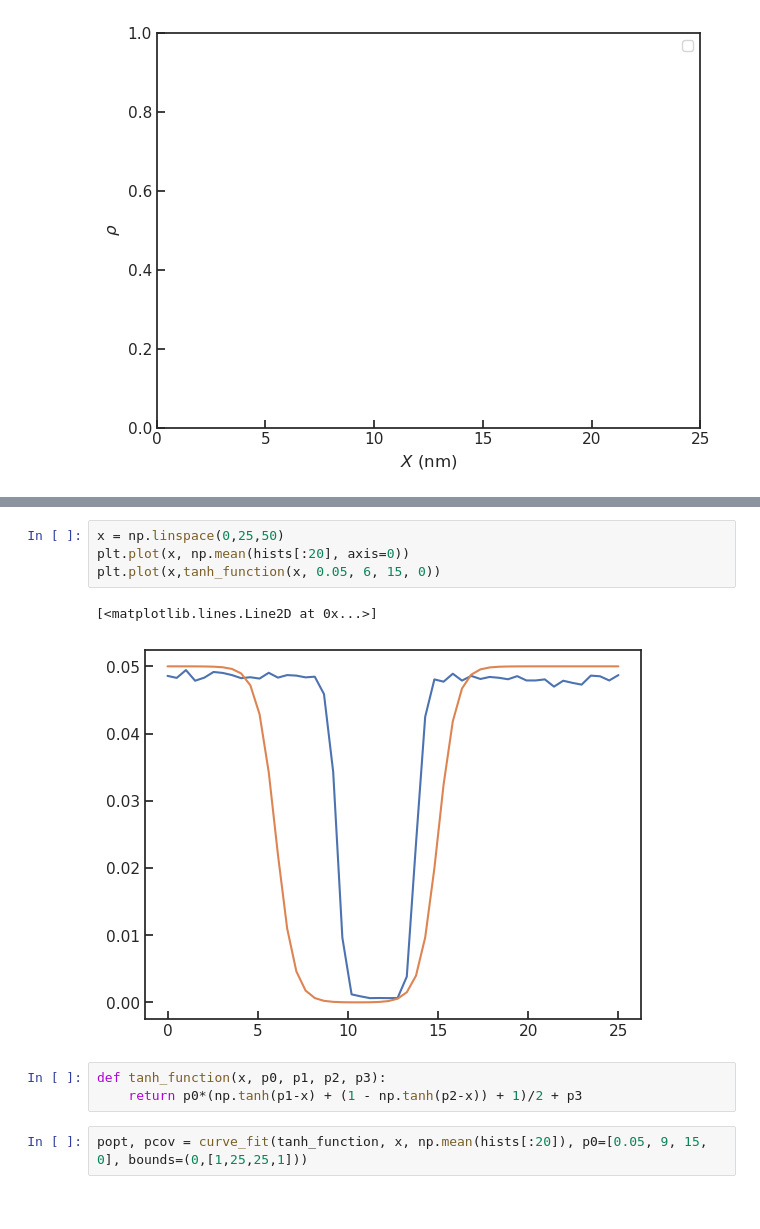
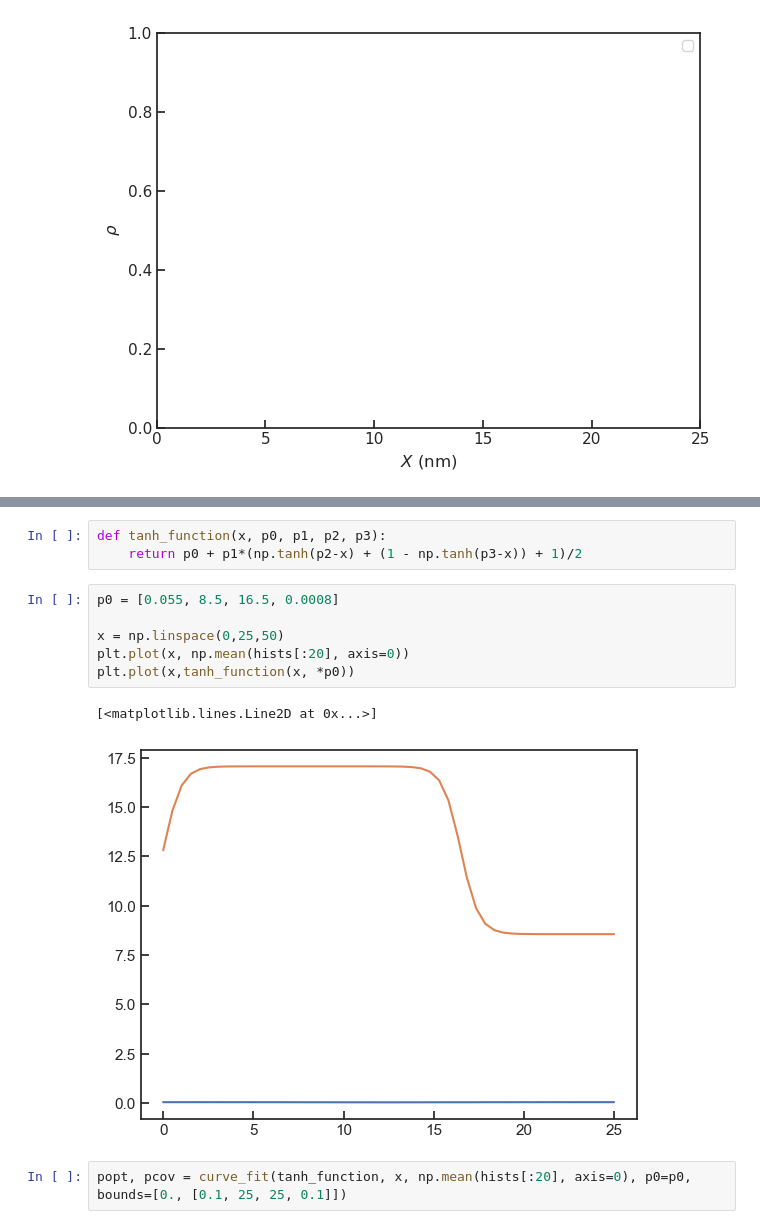
Before and after one commit to BioKT/lj-openmm, a Jupyter notebook: analysis_slab.ipynb, the cells around one changed output, grey strips where cells are left out. Cells and saved outputs as stored; diff of their text form.

```diff
--- a/analysis_slab.ipynb
+++ b/analysis_slab.ipynb
@@ -197,12 +202,14 @@ plt.plot(x,(np.tanh(12-x) + (1 - np.tanh(20-x)) + 1)/2 )
-# %%
-x = np.linspace(0,25,50)
-plt.plot(x, np.mean(hists[:20], axis=0))
-plt.plot(x,tanh_function(x, 0.05, 6, 15, 0))
-# %% [output]
-[<matplotlib.lines.Line2D at 0x...>]
-[figure, old version]
 # %%
 def tanh_function(x, p0, p1, p2, p3):
-    return p0*(np.tanh(p1-x) + (1 - np.tanh(p2-x)) + 1)/2 + p3
+    return p0 + p1*(np.tanh(p2-x) + (1 - np.tanh(p3-x)) + 1)/2
+# %%
+p0 = [0.055, 8.5, 16.5, 0.0008]
+
+x = np.linspace(0,25,50)
+plt.plot(x, np.mean(hists[:20], axis=0))
+plt.plot(x,tanh_function(x, *p0))
+# %% [output]
+[<matplotlib.lines.Line2D at 0x...>]
+[figure, new version]
 # %%
-popt, pcov = curve_fit(tanh_function, x, np.mean(hists[:20]), p0=[0.05, 9, 15, 0], bounds=(0,[1,25,25,1]))
+popt, pcov = curve_fit(tanh_function, x, np.mean(hists[:20], axis=0), p0=p0, bounds=[0., [0.1, 25, 25, 0.1]])
```
Also changed, not shown: parts of 9 cells of this notebook.
